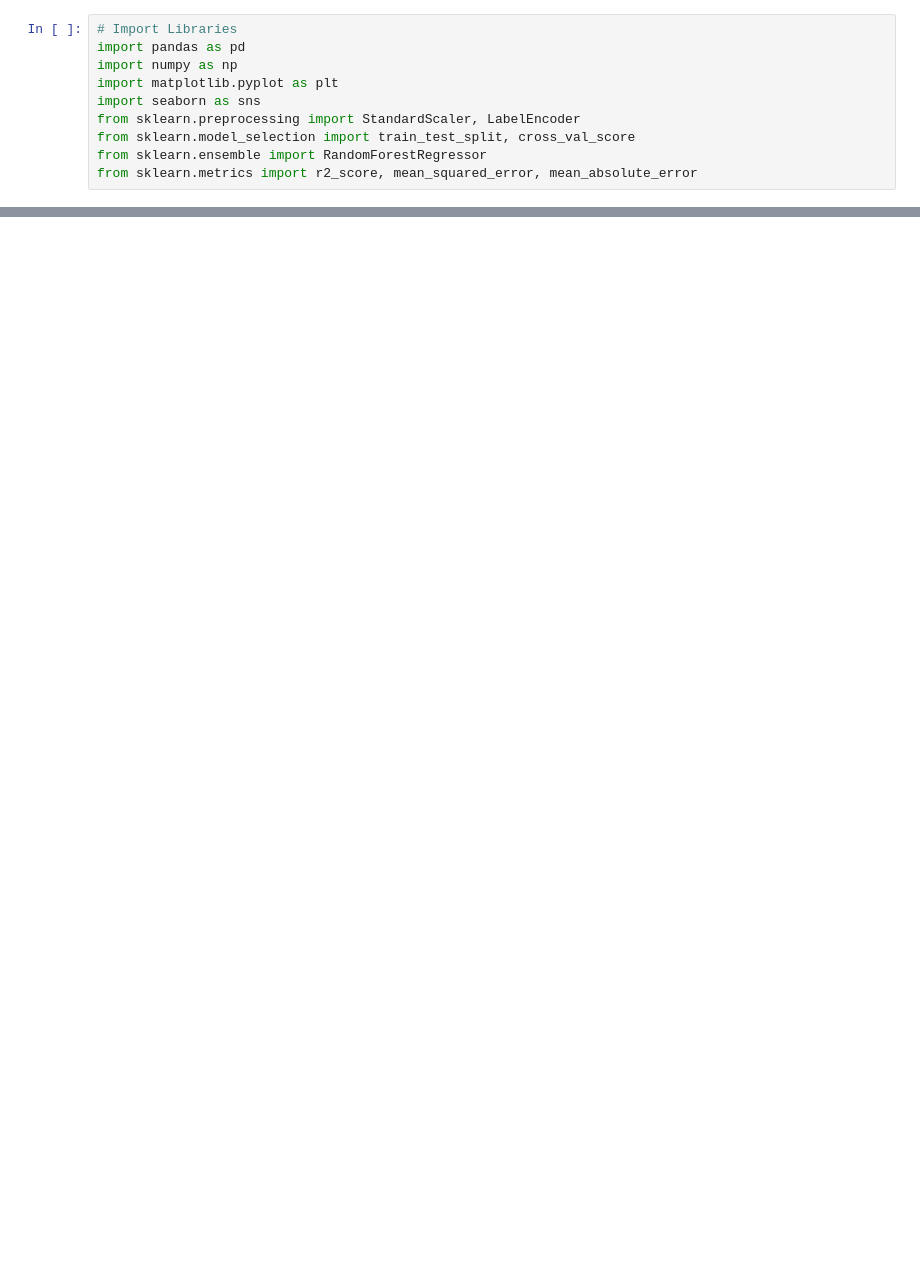
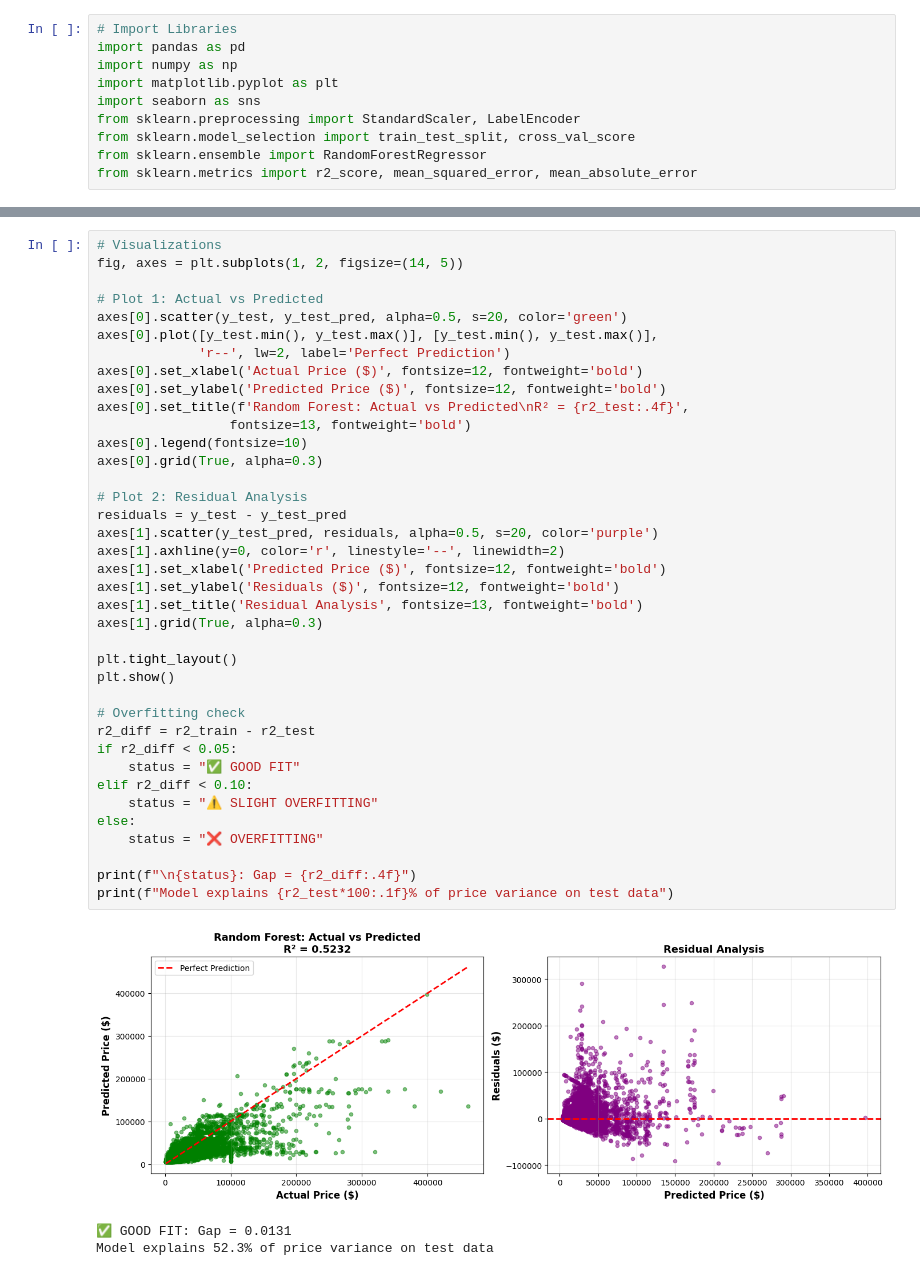
Before and after one commit to prettycoolflacko/Used_car_prediction-DS, a Jupyter notebook: cars.ipynb, the cells around one changed output, grey strips where cells are left out. Saved outputs shown, nothing was run; the diff lists cells and outputs as text; blank space fills up the shorter version.

```diff
--- a/cars.ipynb
+++ b/cars.ipynb
@@ -1064,0 +681,42 @@ print(f"   • Model ini memiliki keseimbangan terbaik antara performance dan ge
+# %%
+# Visualizations
+fig, axes = plt.subplots(1, 2, figsize=(14, 5))
+
+# Plot 1: Actual vs Predicted
+axes[0].scatter(y_test, y_test_pred, alpha=0.5, s=20, color='green')
+axes[0].plot([y_test.min(), y_test.max()], [y_test.min(), y_test.max()],
+             'r--', lw=2, label='Perfect Prediction')
+axes[0].set_xlabel('Actual Price ($)', fontsize=12, fontweight='bold')
+axes[0].set_ylabel('Predicted Price ($)', fontsize=12, fontweight='bold')
+axes[0].set_title(f'Random Forest: Actual vs Predicted\nR² = {r2_test:.4f}',
+                 fontsize=13, fontweight='bold')
+axes[0].legend(fontsize=10)
+axes[0].grid(True, alpha=0.3)
+
+# Plot 2: Residual Analysis
+residuals = y_test - y_test_pred
+axes[1].scatter(y_test_pred, residuals, alpha=0.5, s=20, color='purple')
+axes[1].axhline(y=0, color='r', linestyle='--', linewidth=2)
+axes[1].set_xlabel('Predicted Price ($)', fontsize=12, fontweight='bold')
+axes[1].set_ylabel('Residuals ($)', fontsize=12, fontweight='bold')
+axes[1].set_title('Residual Analysis', fontsize=13, fontweight='bold')
+axes[1].grid(True, alpha=0.3)
+
+plt.tight_layout()
+plt.show()
+
+# Overfitting check
+r2_diff = r2_train - r2_test
+if r2_diff < 0.05:
+    status = "✅ GOOD FIT"
+elif r2_diff < 0.10:
+    status = "⚠️ SLIGHT OVERFITTING"
+else:
+    status = "❌ OVERFITTING"
+
+print(f"\n{status}: Gap = {r2_diff:.4f}")
+print(f"Model explains {r2_test*100:.1f}% of price variance on test data")
+# %% [output]
+[figure, added]
+✅ GOOD FIT: Gap = 0.0131
+Model explains 52.3% of price variance on test data
```
Also changed, not shown: parts of 60 cells of this notebook, 7 other files.
